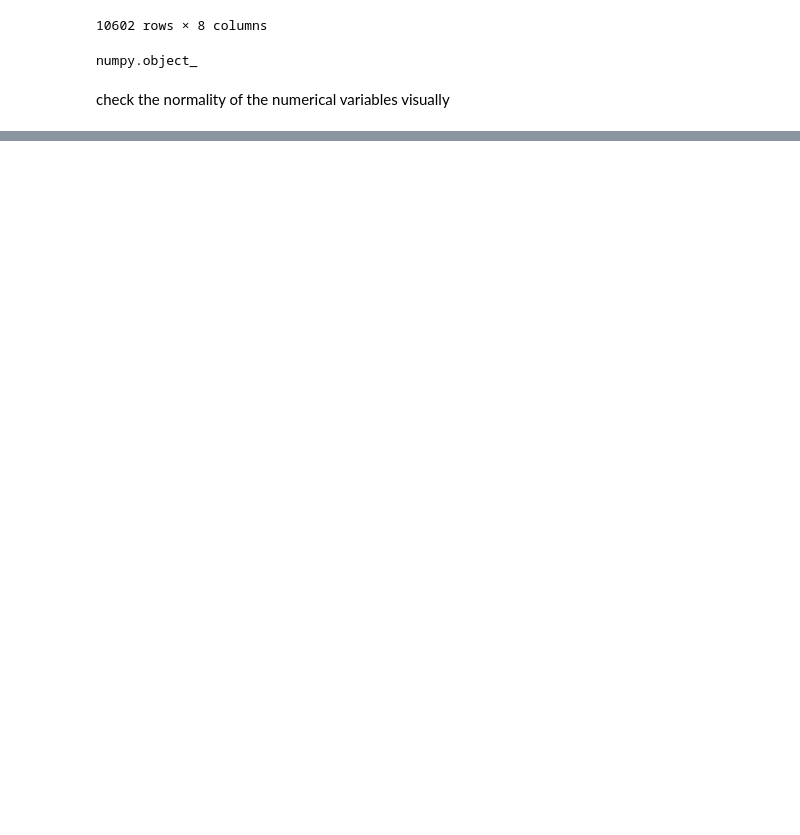
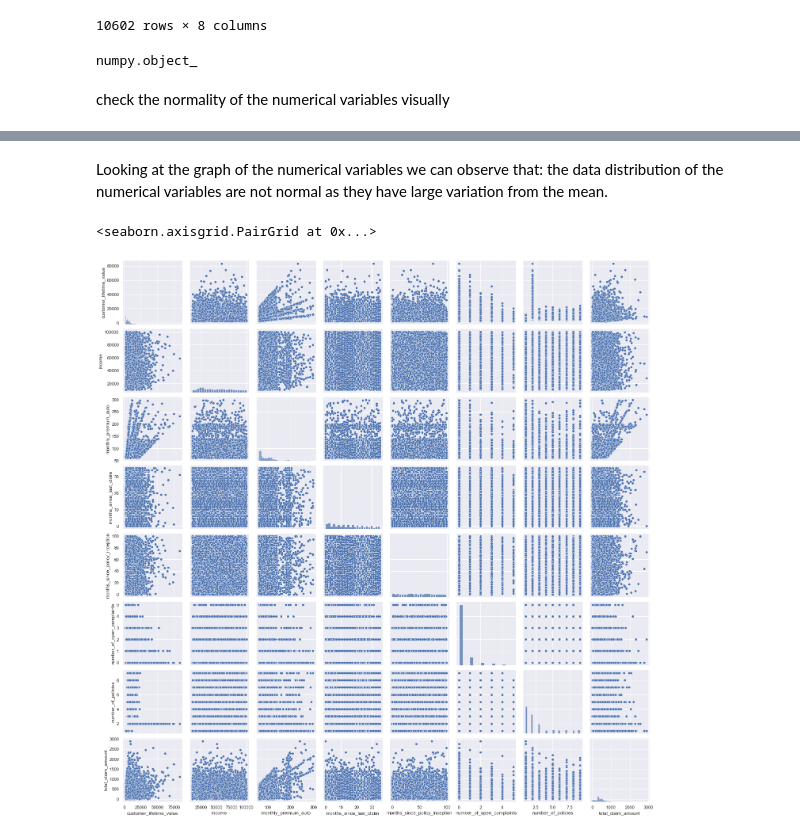
Before and after one commit to SSUNITACHAND9/SUNITA-CHAND, a Jupyter notebook: Week2/Day3.ipynb, the cells around one changed output, grey strips where cells are left out. Drawn from its saved outputs; the diff is of its cells as text; code cells hidden in the pictures; blank space fills up the shorter version.

```diff
--- a/Week2/Day3.ipynb
+++ b/Week2/Day3.ipynb
@@ -197,0 +164,8 @@ Text(0.5, 1.0, 'Total claim')
+# %% [markdown]
+Looking at the graph of the numerical variables we can observe that:
+the data distribution of the numerical variables are not normal as they have large variation from the mean.
+# %%
+sns.pairplot(df._get_numeric_data())
+# %% [output]
+<seaborn.axisgrid.PairGrid at 0x...>
+[figure, added]
```
Also changed, not shown: parts of 18 cells of this notebook.
